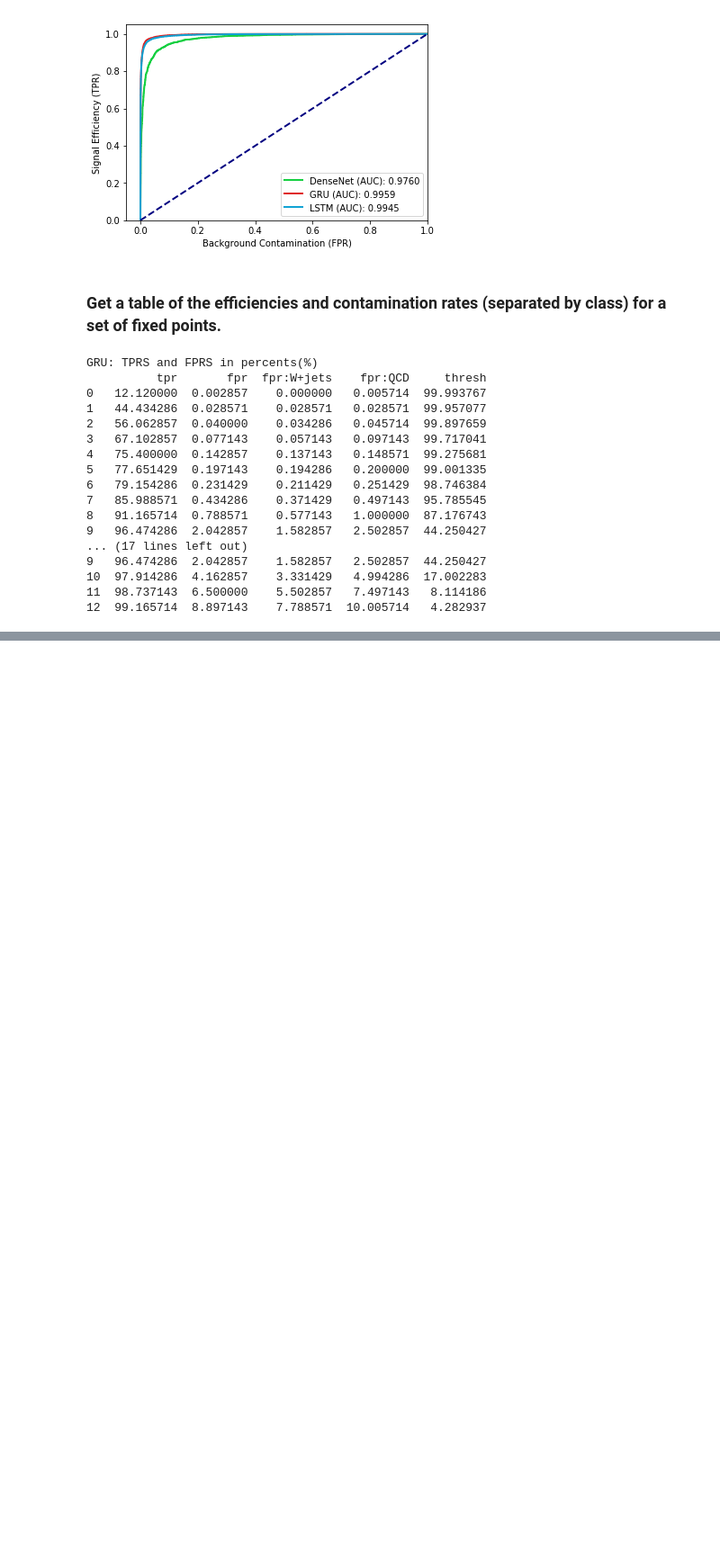
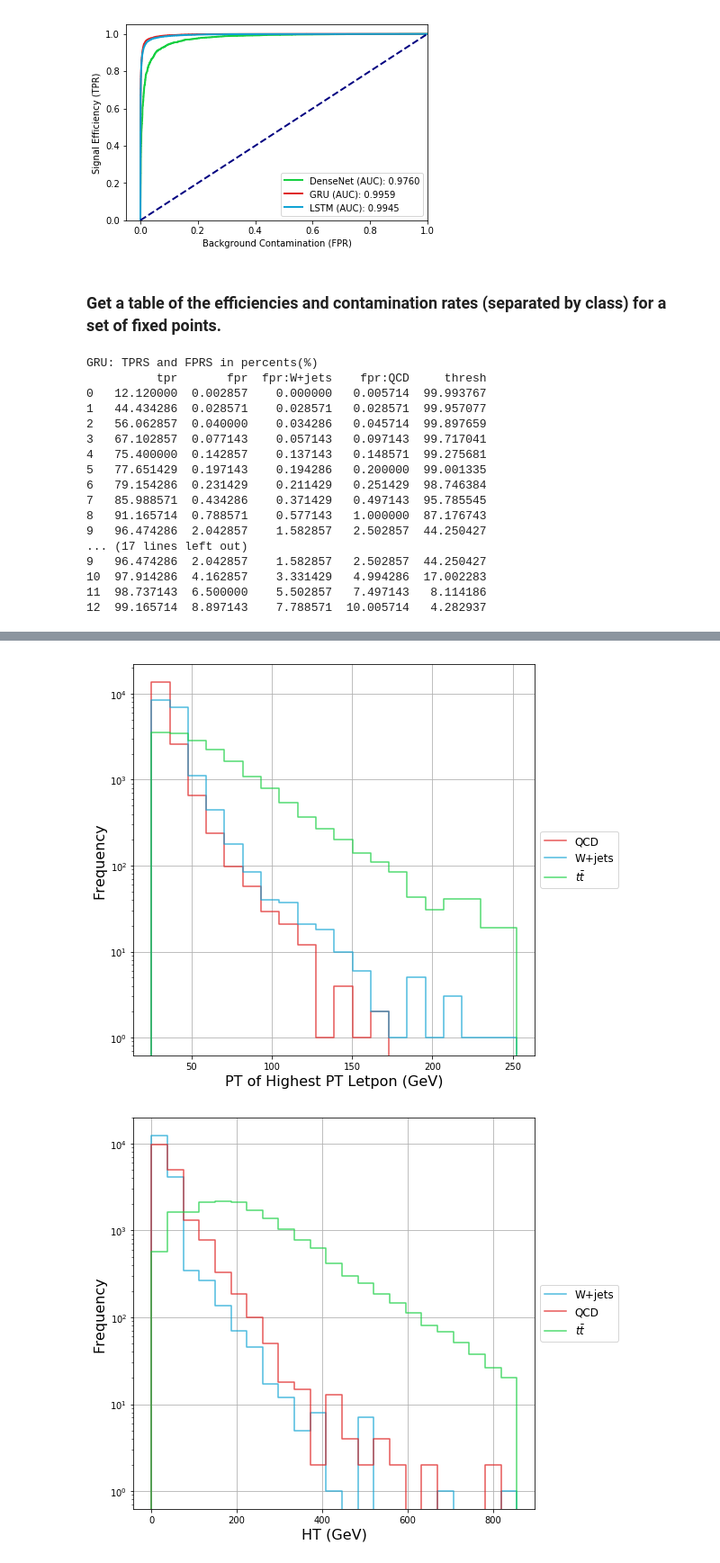
Before and after one commit to DannyWeitekamp/CMS_Deep_Learning, a Jupyter notebook: delphi_analysis/Final_paper_plots.ipynb, the cells around one changed output, grey strips where cells are left out. Shown at 90% size. Drawn from its saved outputs; the diff is of its cells as text; code cells hidden in the pictures; blank space fills up the shorter version.

```diff
--- a/delphi_analysis/Final_paper_plots.ipynb
+++ b/delphi_analysis/Final_paper_plots.ipynb
@@ -184,0 +301,37 @@ GRU: TPRS and FPRS in percents(%)
+# %%
+from CMS_Deep_Learning.postprocessing.colors import colors_contrasting1 as cc
+r,g,b = [cc[1],cc[0],cc[2]]
+
+plot_bins(lepPtBins[0][1], y_val="freq",
+          mode='histo',
+          colors = [r,b,g],
+          class_labels = class_labels,
+          xlabel="PT of Highest PT Letpon (GeV)",
+          ylabel="Frequency",
+          log=True,
+          #title='ttbar Efficiency vs. MaxLep PT',
+          min_samples=20,
+          alpha=.75,show=False)
+
+plot_bins(lepHtBins[0][1], y_val="freq",
+          mode='histo',
+          colors = [b,r,g],
+          class_labels = class_labels,
+          xlabel="HT (GeV)",
+          ylabel="Frequency",
+          log=True,
+          #title='ttbar Efficiency vs. HT',
+          min_samples=20,
+          alpha=.75,show=False)
+
+plot_bins(lepMETBins[0][1], y_val="freq",
+          mode='histo',
+          colors = [r,b,g],
+          class_labels = class_labels,
+          xlabel="Missing Energy (GeV)",
+          ylabel="Frequency",
+          log=True,
+          #title='ttbar Efficiency vs. MET',
+          min_samples=20,
+          alpha=.75,show=False)
+# %% [output]
@@ -184,0 +339,2 @@ GRU: TPRS and FPRS in percents(%)
+[figure, added]
+[figure, added]
```
Also changed, not shown: parts of 10 cells of this notebook.
